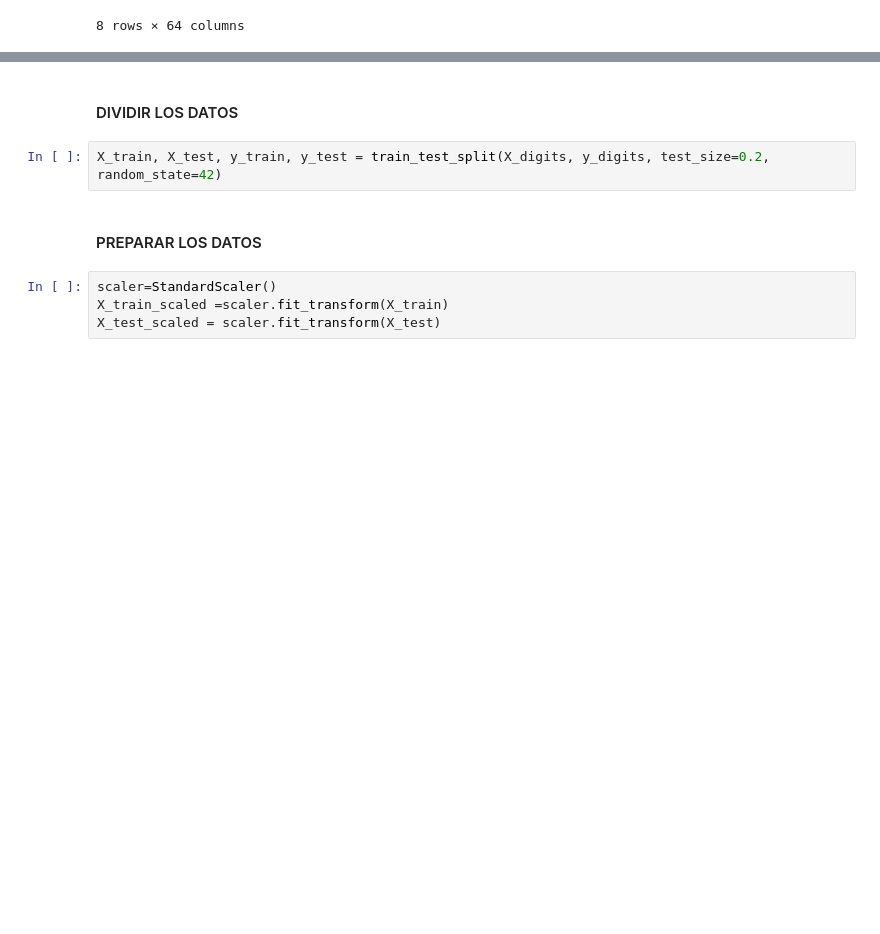
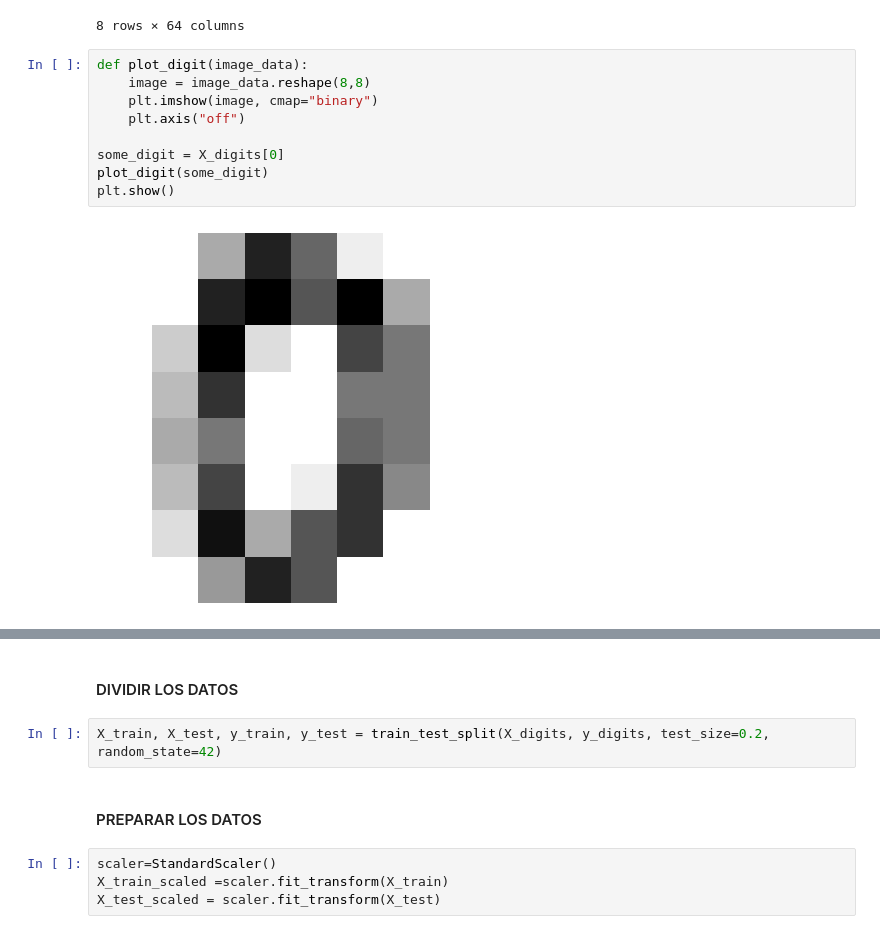
Before and after one commit to Guifora/IABD, a Jupyter notebook: IA/Clasificacion/2_8Ejercicios_guillermo_fora.ipynb, the cells around one changed output, grey strips where cells are left out. Cells and saved outputs as stored; diff of their text form; blank space fills up the shorter version.

```diff
--- a/IA/Clasificacion/2_8Ejercicios_guillermo_fora.ipynb
+++ b/IA/Clasificacion/2_8Ejercicios_guillermo_fora.ipynb
@@ -824,3 +895,14 @@ df.describe()
 | 75% | 0.0 | 0.000000 | 9.000000 | 15.000000 | 15.000000 | 11.000000 | 0.000000 | 0.000000 | 0.000000 | 3.000000 | ... | ... |
 | max | 0.0 | 8.000000 | 16.000000 | 16.000000 | 16.000000 | 16.000000 | 16.000000 | 15.000000 | 2.000000 | 16.000000 | ... | ... |
 8 rows × 64 columns
+# %%
+def plot_digit(image_data):
+    image = image_data.reshape(8,8)
+    plt.imshow(image, cmap="binary")
+    plt.axis("off")
+
+some_digit = X_digits[0]
+plot_digit(some_digit)
+plt.show()
+# %% [output]
+[figure, added]
```
Also changed, not shown: parts of 9 cells of this notebook, 3 other files.
